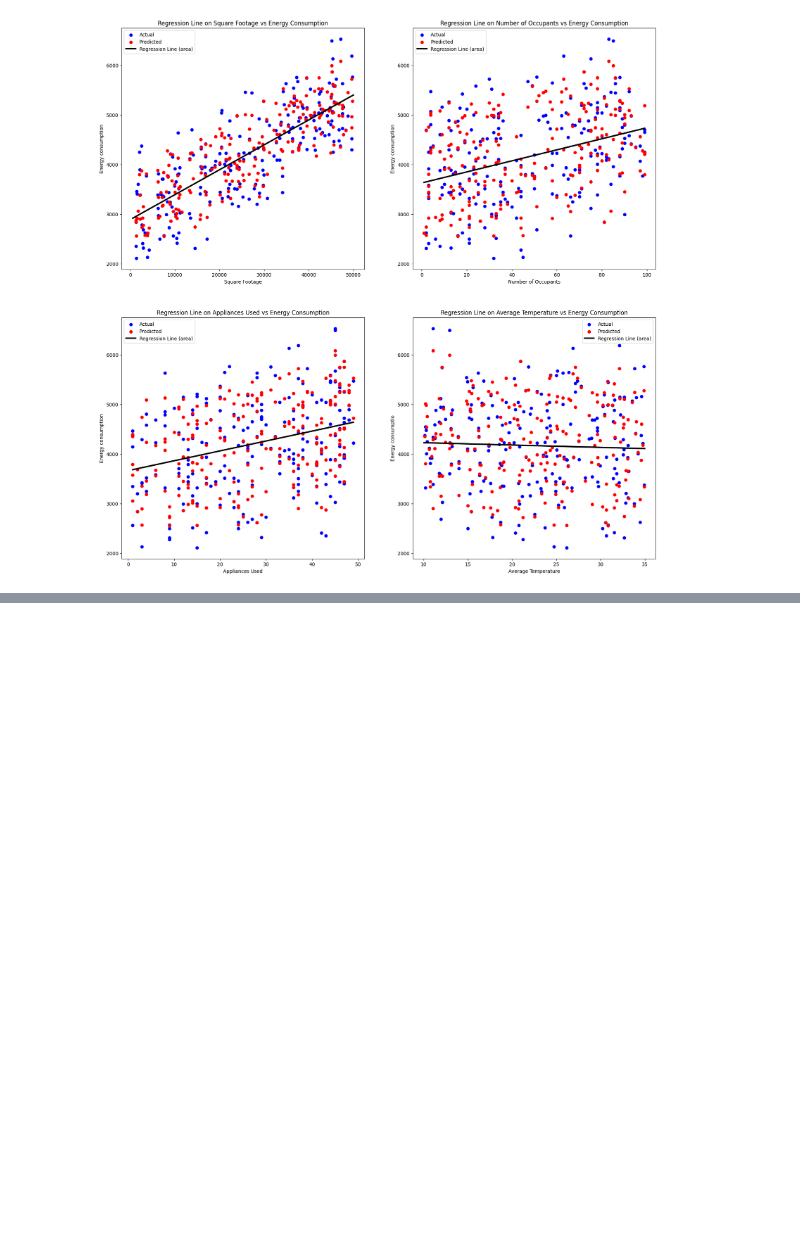
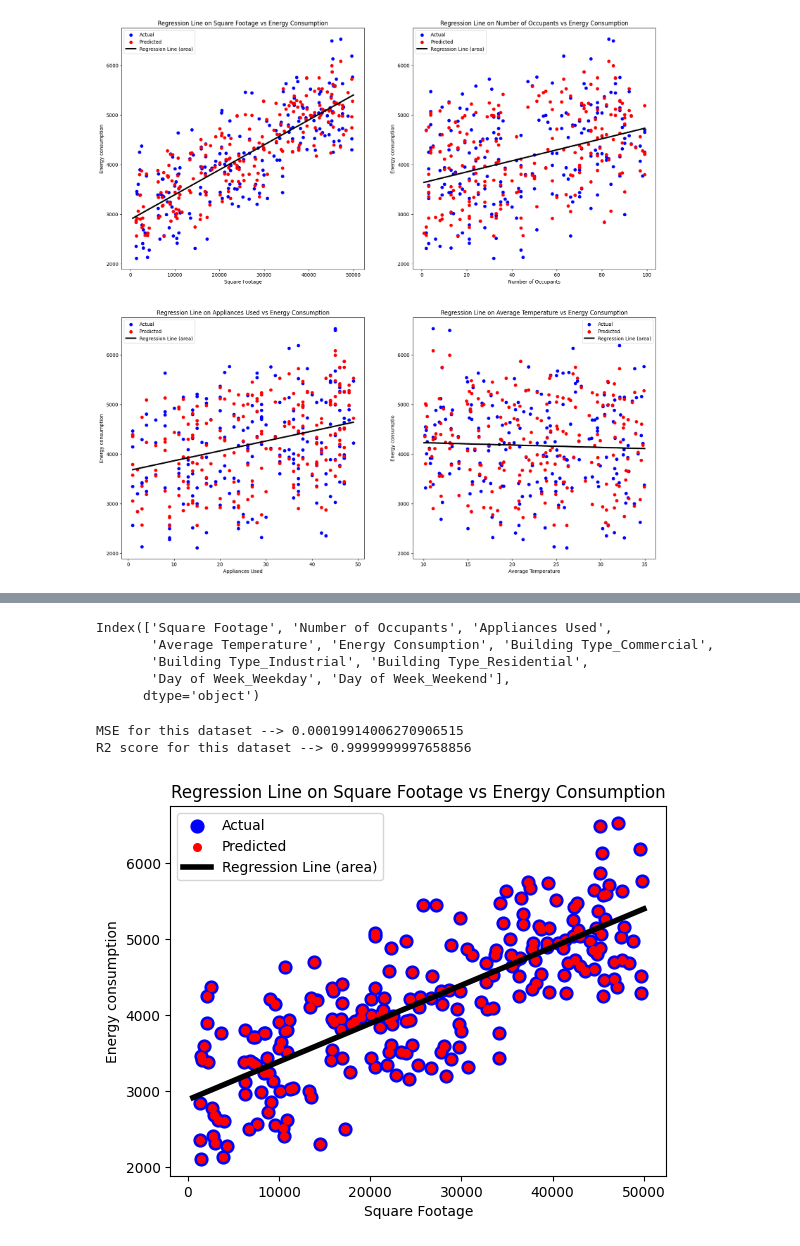
Before and after one commit to SarveshTikekar/CSL701-Machine-Learning, a Jupyter notebook: LinearRegression.ipynb, the cells around one changed output, grey strips where cells are left out. Drawn from its saved outputs; the diff is of its cells as text; code cells hidden in the pictures; blank space fills up the shorter version.

Commit message:
Linear Regression Including One Hot Encoding

```diff
--- a/LinearRegression.ipynb
+++ b/LinearRegression.ipynb
@@ -370,0 +394,52 @@ axes[1,1].legend()
+# %%
+data4.columns
+# %% [output]
+Index(['Square Footage', 'Number of Occupants', 'Appliances Used',
+       'Average Temperature', 'Energy Consumption', 'Building Type_Commercial',
+       'Building Type_Industrial', 'Building Type_Residential',
+       'Day of Week_Weekday', 'Day of Week_Weekend'],
+      dtype='object')
+# %%
+#We now split the new preprocessed dataset
+
+X = data4[['Square Footage', 'Number of Occupants', 'Appliances Used', 'Average Temperature', 'Building Type_Commercial',
+       'Building Type_Industrial', 'Building Type_Residential',
+       'Day of Week_Weekday', 'Day of Week_Weekend']]
+y = data4['Energy Consumption']
+
+X_train, X_test, y_train, y_test = train_test_split(X, y, random_state=42, shuffle=True, test_size=0.2)
+# %%
+# Creating a new linear regression object
+
+lr_model3 = LinearRegression()
+lr_model3.fit(X_train, y_train)
+
+y_pred = lr_model3.predict(X_test)
+mse = mean_squared_error(y_test, y_pred)
+
+print(f"MSE for this dataset --> {mse}")
+r2 = r2_score(y_test, y_pred)
+
+print(f"R2 score for this dataset --> {r2}")
+# %% [output]
+MSE for this dataset --> 0.00019914006270906515
+R2 score for this dataset --> 0.9999999997658856
+# %%
+plt.scatter(X_test['Square Footage'], y_test, color='blue', label='Actual', s=85)
+plt.scatter(X_test['Square Footage'], y_pred, color='red', label='Predicted', s=30)
+
+
+area_values = np.linspace(X['Square Footage'].min(), X['Square Footage'].max(), 100).reshape(-1, 1)
+
+lr_model3.fit(X_train[['Square Footage']], y_train)
+# two square brackets convert input to 2d column
+area_pred_line = lr_model3.predict(area_values)
+plt.plot(area_values, area_pred_line, color='black', label='Regression Line (area)', linewidth=4)
+
+plt.xlabel('Square Footage')
+plt.ylabel('Energy consumption')
+plt.title('Regression Line on Square Footage vs Energy Consumption')
+plt.legend()
+plt.show()
+# %% [output]
+[figure, added]
```
Also changed, not shown: parts of 5 cells of this notebook.
